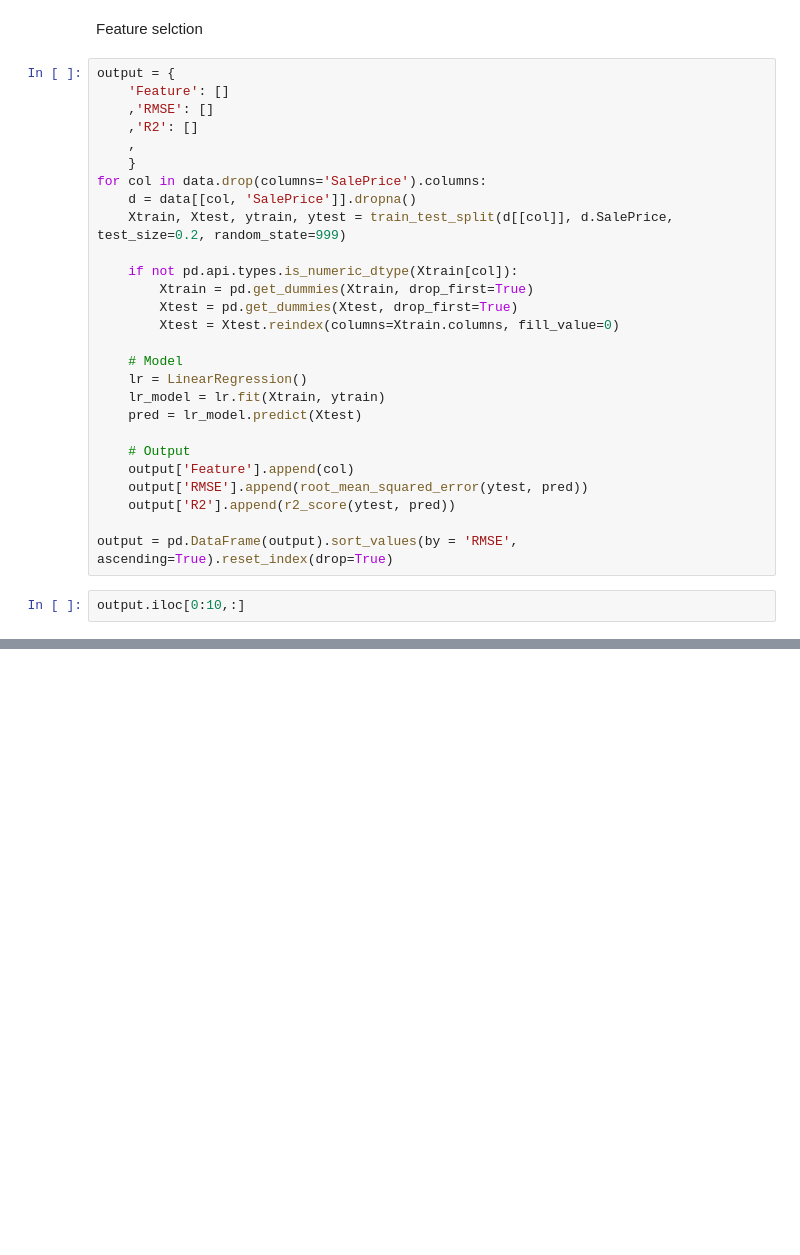
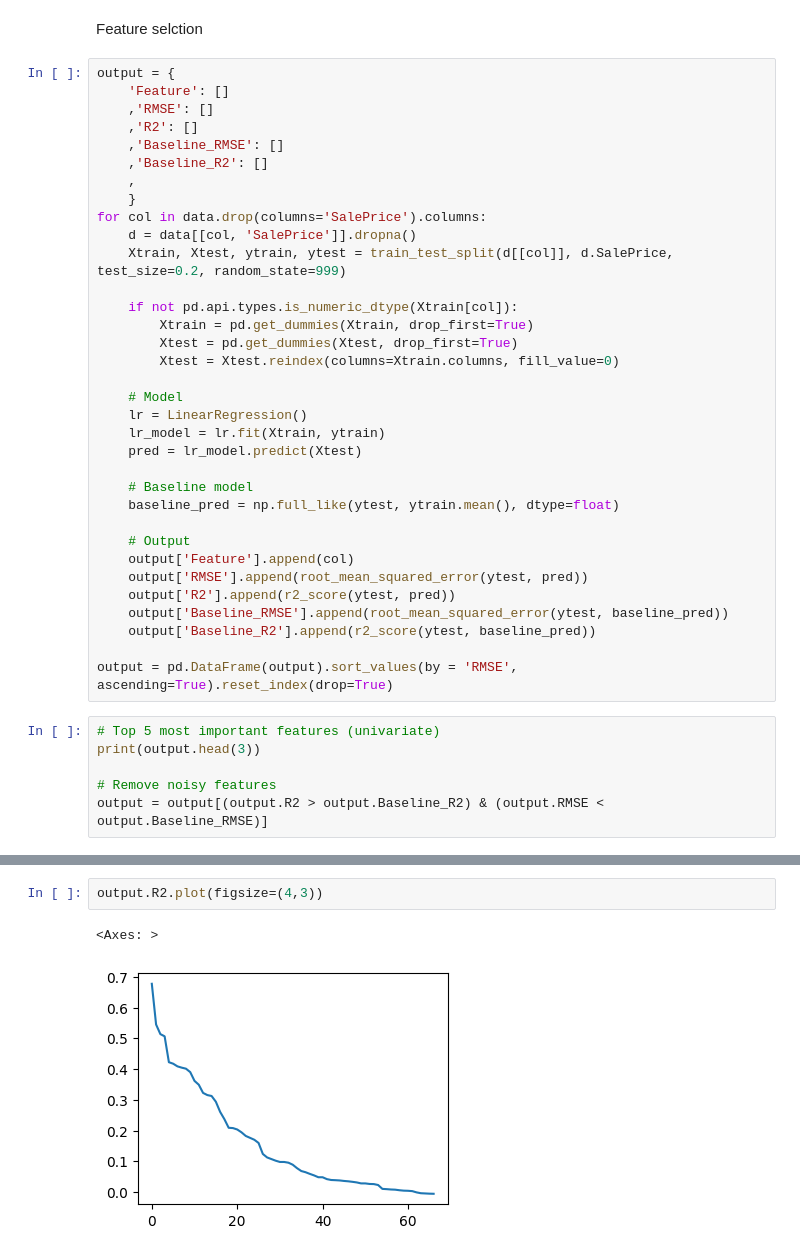
Before and after one commit to Papagiannopoulos/house-price-investigation, a Jupyter notebook: Programs/Data_Manipulation.ipynb, the cells around one changed output, grey strips where cells are left out. Cells and saved outputs as stored; diff of their text form; blank space fills up the shorter version.

```diff
--- a/Programs/Data_Manipulation.ipynb
+++ b/Programs/Data_Manipulation.ipynb
@@ -186,6 +209,8 @@ output = {
     'Feature': []
     ,'RMSE': []
     ,'R2': []
+    ,'Baseline_RMSE': []
+    ,'Baseline_R2': []
     ,
     }
 for col in data.drop(columns='SalePrice').columns:
@@ -202,12 +227,21 @@ for col in data.drop(columns='SalePrice').columns:
     lr_model = lr.fit(Xtrain, ytrain)
     pred = lr_model.predict(Xtest)
 
+    # Baseline model
+    baseline_pred = np.full_like(ytest, ytrain.mean(), dtype=float)
+
     # Output
     output['Feature'].append(col)
     output['RMSE'].append(root_mean_squared_error(ytest, pred))
     output['R2'].append(r2_score(ytest, pred))
+    output['Baseline_RMSE'].append(root_mean_squared_error(ytest, baseline_pred))
+    output['Baseline_R2'].append(r2_score(ytest, baseline_pred))
 
 output = pd.DataFrame(output).sort_values(by = 'RMSE', ascending=True).reset_index(drop=True)
 # %%
-output.iloc[0:10,:]
+# Top 5 most important features (univariate)
+print(output.head(3))
+
+# Remove noisy features
+output = output[(output.R2 > output.Baseline_R2) & (output.RMSE < output.Baseline_RMSE)]
 # %% [output]
@@ -224,0 +252,5 @@ output.iloc[0:10,:]
+# %%
+output.R2.plot(figsize=(4,3))
+# %% [output]
+<Axes: >
+[figure, added]
```
Also changed, not shown: parts of 24 cells of this notebook, 2 other files.
